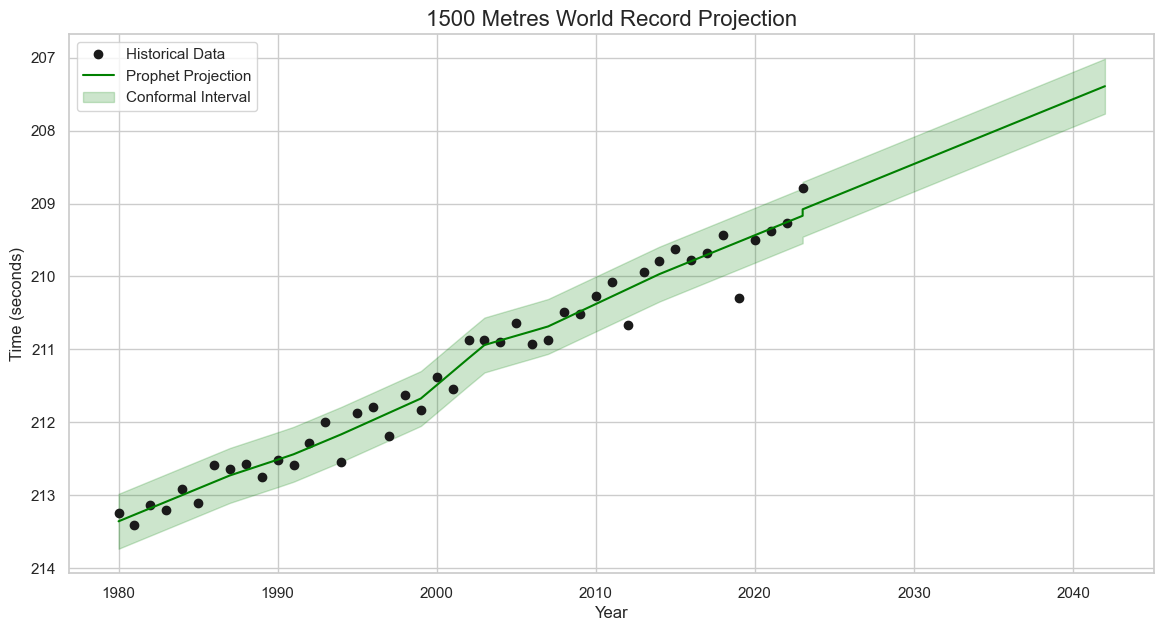
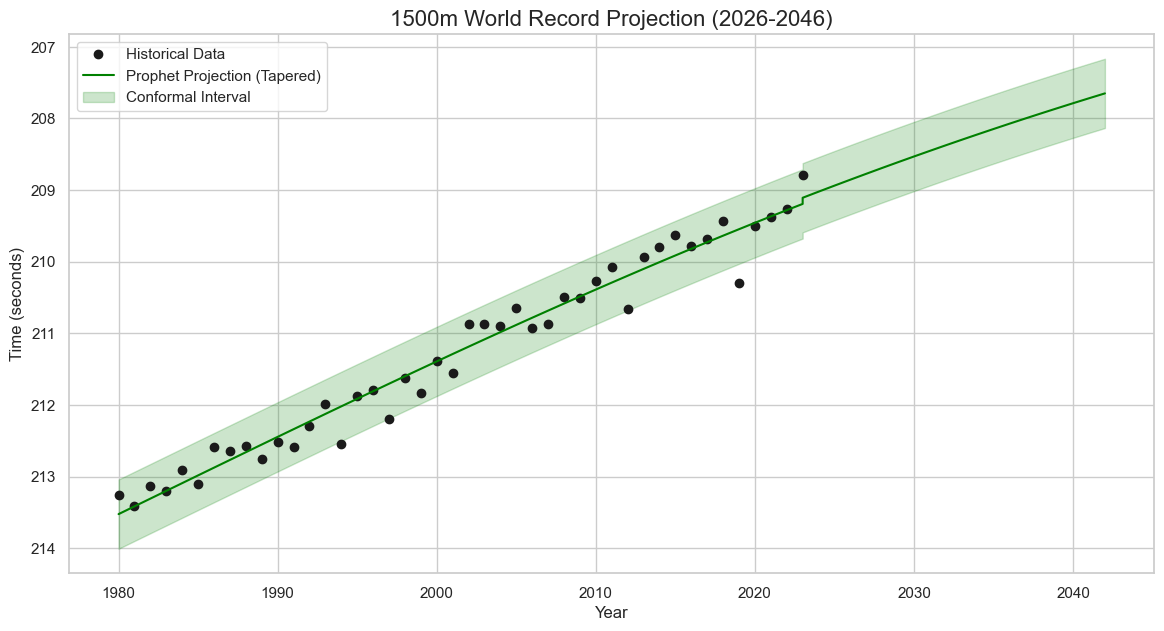
The notebook cell's code change between the first figure and the second:
--- before
+++ after
@@ -1,11 +1,11 @@
-forecaster = TrackForecaster(stats_df)
+forecaster = TrackForecaster(stats_df, cap=204.0)
 forecast = forecaster.forecast(periods=20)
 
 plt.figure(figsize=(14, 7))
 plt.plot(stats_df['year'], stats_df['best'], 'ko', label='Historical Data')
-plt.plot(pd.to_datetime(forecast['ds']).dt.year, forecast['yhat'], color='green', label='Prophet Projection')
+plt.plot(pd.to_datetime(forecast['ds']).dt.year, forecast['yhat'], color='green', label='Prophet Projection (Tapered)')
 plt.fill_between(pd.to_datetime(forecast['ds']).dt.year, forecast['yhat_lower'], forecast['yhat_upper'], color='green', alpha=0.2, label='Conformal Interval')
 
-plt.title(f'1500 Metres World Record Projection', fontsize=16)
+plt.title("1500m World Record Projection (2026-2046)", fontsize=16)
 plt.ylabel('Time (seconds)')
 plt.xlabel('Year')
@@ -13,2 +13,5 @@
 plt.legend()
 plt.show()
+
+proj_2046 = forecast.iloc[-1]['yhat']
+print(f"Projected 1500m WR in 2046: {forecaster.seconds_to_str(proj_2046)}")

Commit: Implement Logistic Tapering Growth for realistic projections and update all event notebooks with enhanced EDA